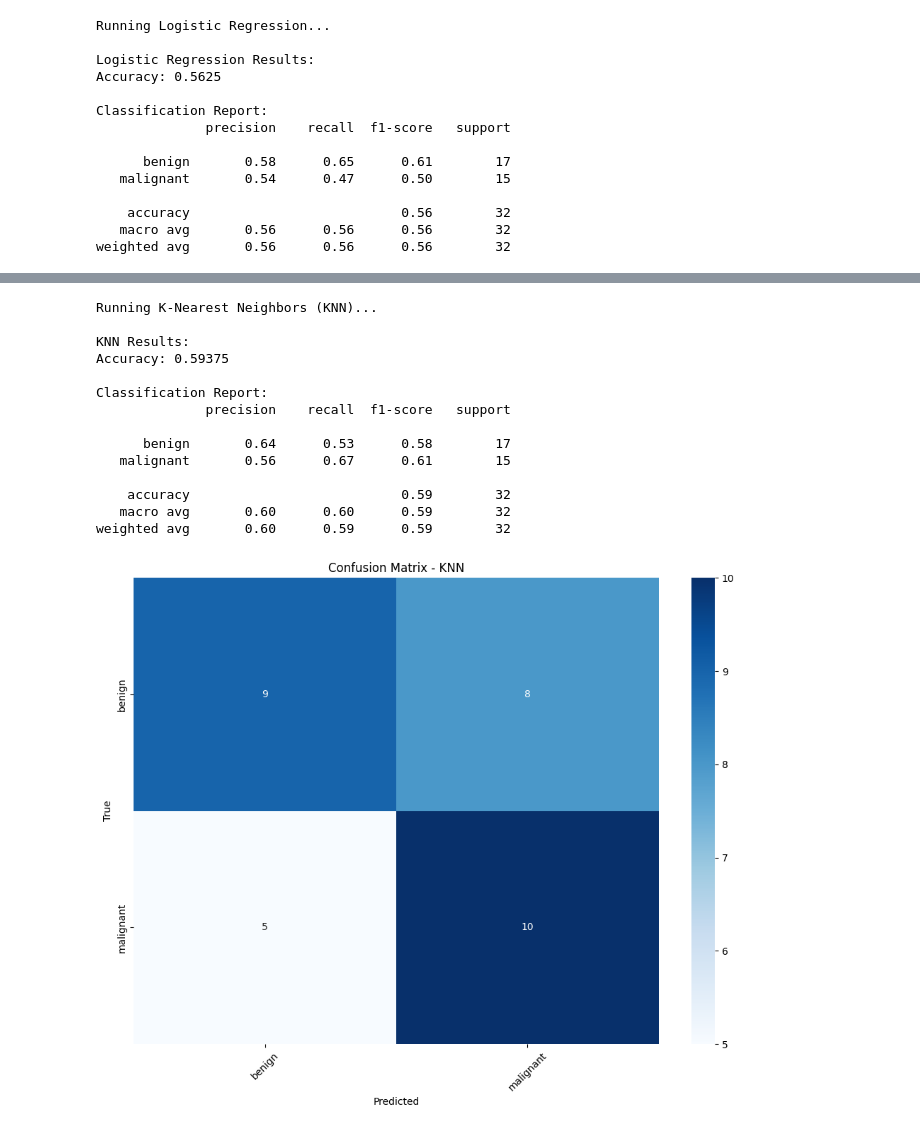
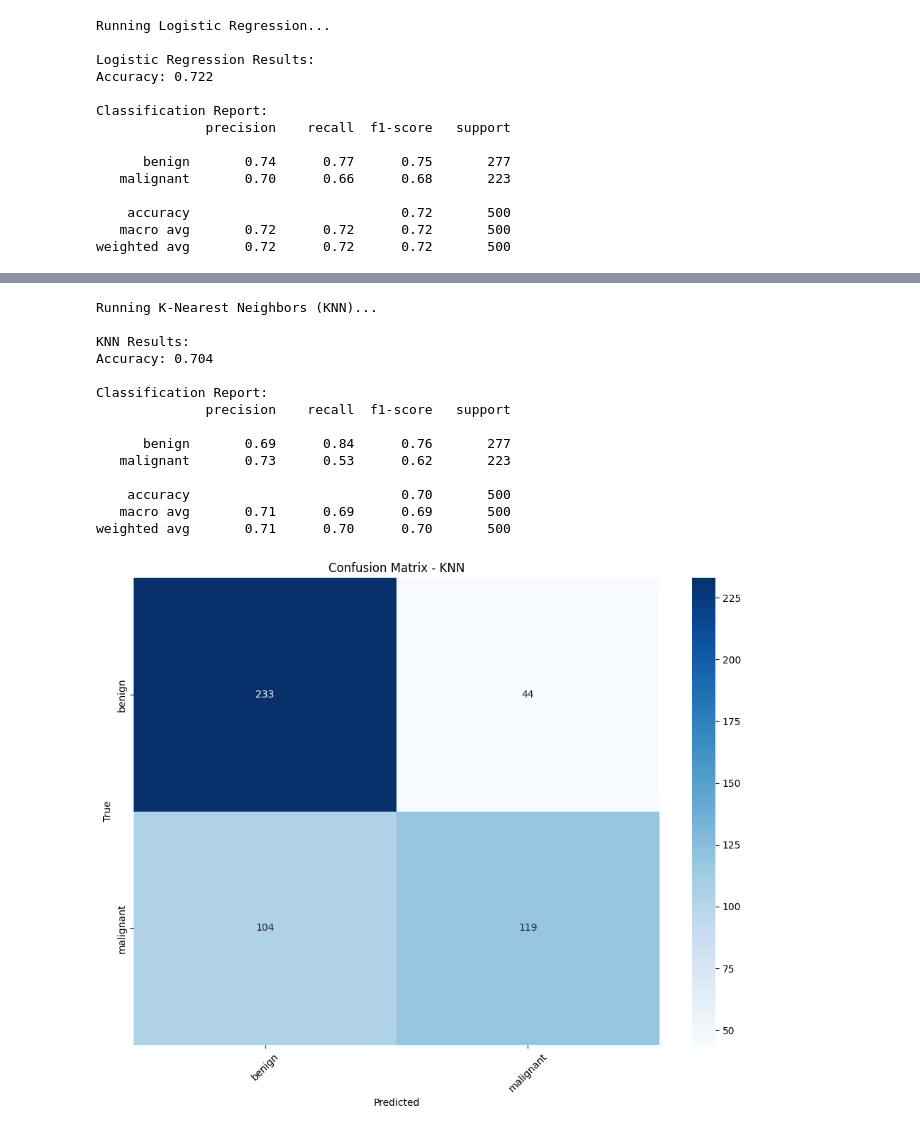
Before and after one commit to M-o-m-e-n/skin-cancer-classification, a Jupyter notebook: main.ipynb, the cells around one changed output, grey strips where cells are left out. Cells and saved outputs as stored; diff of their text form; code cells hidden in the pictures.

```diff
--- a/main.ipynb
+++ b/main.ipynb
@@ -17,8 +17,8 @@ class CancerClassifier:
         self.load_data()
 
 
-    def load_data(self):
-        """Load and preprocess the skin cancer dataset."""
+    def load_data(self, train_size=None, test_size=None):
+        """Load and preprocess the skin cancer dataset with controlled dataset size."""
         train_dir = 'archive/train'
         test_dir = 'archive/test'
 
@@ -54,12 +54,33 @@ class CancerClassifier:
             seed=1
         )
 
-        # Flatten images for classifiers
-        self.X_train = self.train_data[0][0].reshape(self.train_data[0][0].shape[0], -1)
-        self.y_train = self.train_data[0][1]
+        # Prepare training data
+        total_train_samples = self.train_data.samples
+        if train_size is None or train_size > total_train_samples:
+            train_size = total_train_samples  # Use all samples if train_size is None or exceeds available data
+        train_batches = []
+        train_labels = []
+        while len(train_batches) < train_size:
+            batch = next(self.train_data)
+            train_batches.append(batch[0])
+            train_labels.append(batch[1])
+        self.X_train = np.vstack(train_batches)[:train_size].reshape(train_size, -1)
+        self.y_train = np.hstack(train_labels)[:train_size]
 
-        self.X_test = self.test_data[0][0].reshape(self.test_data[0][0].shape[0], -1)
-        self.y_test = self.test_data[0][1]
+        # Prepare testing data
+        total_test_samples = self.test_data.samples
+        if test_size is None or test_size > total_test_samples:
+            test_size = total_test_samples  # Use all samples if test_size is None or exceeds available data
+        test_batches = []
+        test_labels = []
+        while len(test_batches) < test_size:
+            batch = next(self.test_data)
+            test_batches.append(batch[0])
+            test_labels.append(batch[1])
+        self.X_test = np.vstack(test_batches)[:test_size].reshape(test_size, -1)
+        self.y_test = np.hstack(test_labels)[:test_size]
+
+
 
     def visualize_samples(self, num_samples=5):
         """Visualize sample images from each class."""
@@ -118,8 +139,9 @@ class CancerClassifier:
 
 
 if __name__ == "__main__":
-    # Initialize the classifier
+    # Initialize the classifier with controlled dataset size
     classifier = CancerClassifier()
+    classifier.load_data(train_size=1000, test_size=500)  # Adjust sizes as needed
 
     # Visualize sample images
     print("Visualizing sample images...")
@@ -135,14 +159,14 @@ Visualizing sample images...
 Running Logistic Regression...
 
 Logistic Regression Results:
-Accuracy: 0.5625
+Accuracy: 0.722
 
 Classification Report:
               precision    recall  f1-score   support
 
-      benign       0.58      0.65      0.61        17
-   malignant       0.54      0.47      0.50        15
+      benign       0.74      0.77      0.75       277
+   malignant       0.70      0.66      0.68       223
 
-    accuracy                           0.56        32
-   macro avg       0.56      0.56      0.56        32
-weighted avg       0.56      0.56      0.56        32
+    accuracy                           0.72       500
+   macro avg       0.72      0.72      0.72       500
+weighted avg       0.72      0.72      0.72       500
@@ -150,15 +174,15 @@ weighted avg       0.56      0.56      0.56        32
 Running K-Nearest Neighbors (KNN)...
 
 KNN Results:
-Accuracy: 0.59375
+Accuracy: 0.704
 
 Classification Report:
               precision    recall  f1-score   support
 
-      benign       0.64      0.53      0.58        17
-   malignant       0.56      0.67      0.61        15
+      benign       0.69      0.84      0.76       277
+   malignant       0.73      0.53      0.62       223
 
-    accuracy                           0.59        32
-   macro avg       0.60      0.60      0.59        32
-weighted avg       0.60      0.59      0.59        32
+    accuracy                           0.70       500
+   macro avg       0.71      0.69      0.69       500
+weighted avg       0.71      0.70      0.70       500
-[figure, old version]
+[figure, new version]
```
Also changed, not shown: parts of 1 cell of this notebook.
